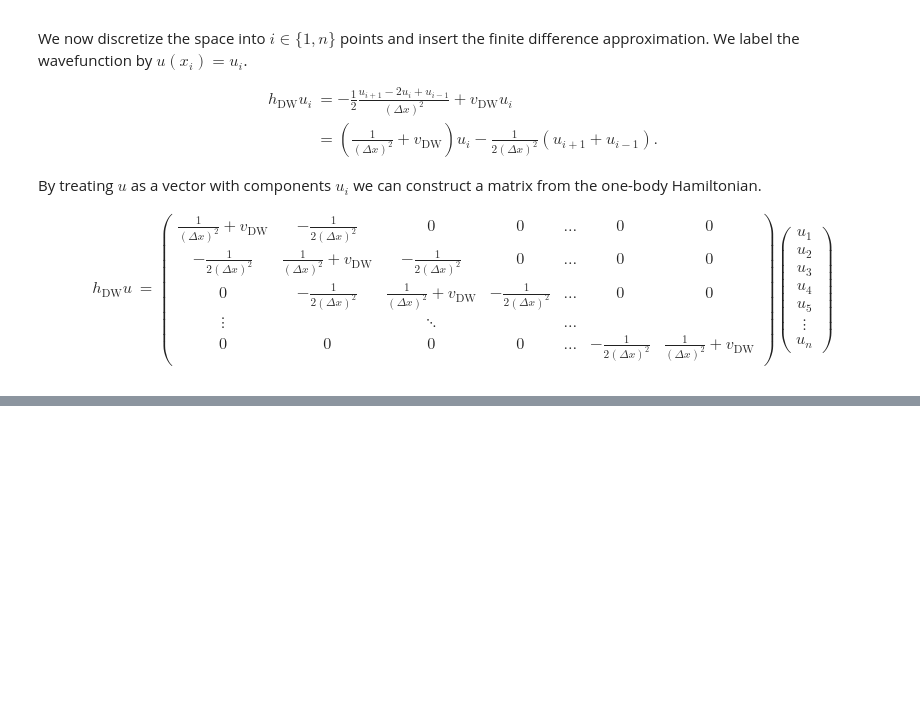
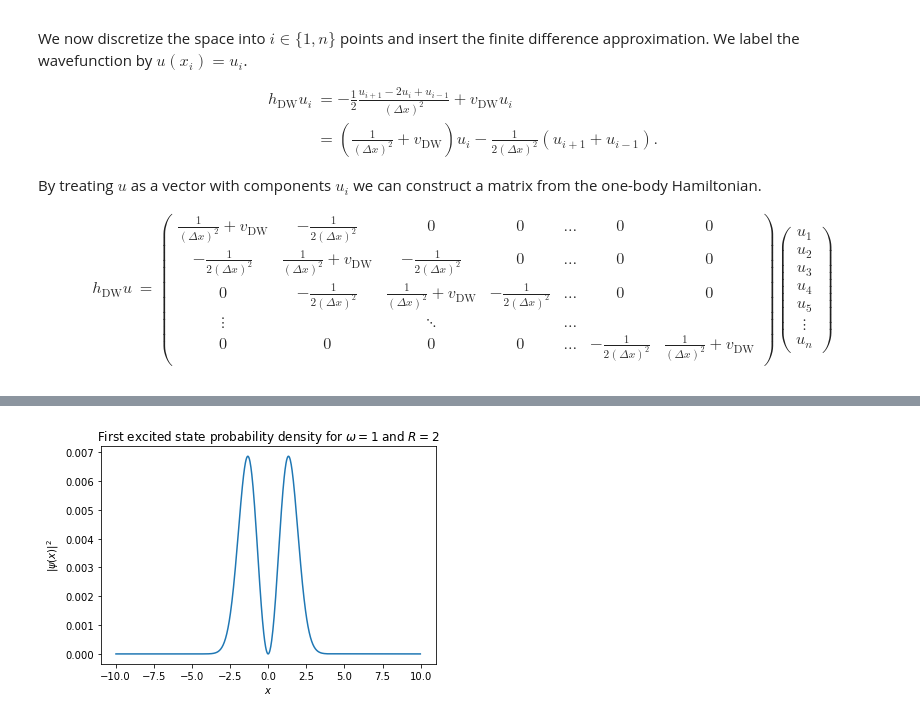
Before and after one commit to Schoyen/coupled-cluster-notes, a Jupyter notebook: notebooks/dwqd.ipynb, the cells around one changed output, grey strips where cells are left out. Saved outputs shown, nothing was run; the diff lists cells and outputs as text; code cells hidden in the pictures; blank space fills up the shorter version.

```diff
--- a/notebooks/dwqd.ipynb
+++ b/notebooks/dwqd.ipynb
@@ -118,0 +165,10 @@ delta_x = x[1] - x[0]
+# %%
+plt.plot(x[1:-1], np.abs(psi[:, 1])**2)
+plt.title(
+    (r"First excited state probability density for $\omega = ${0}"
+    + " and $R = ${1}").format(omega, radius))
+plt.xlabel(r"$x$")
+plt.ylabel(r"$|\psi(x)|^2$")
+plt.show()
+# %% [output]
+[figure, added]
```
Also changed, not shown: parts of 7 cells of this notebook.
